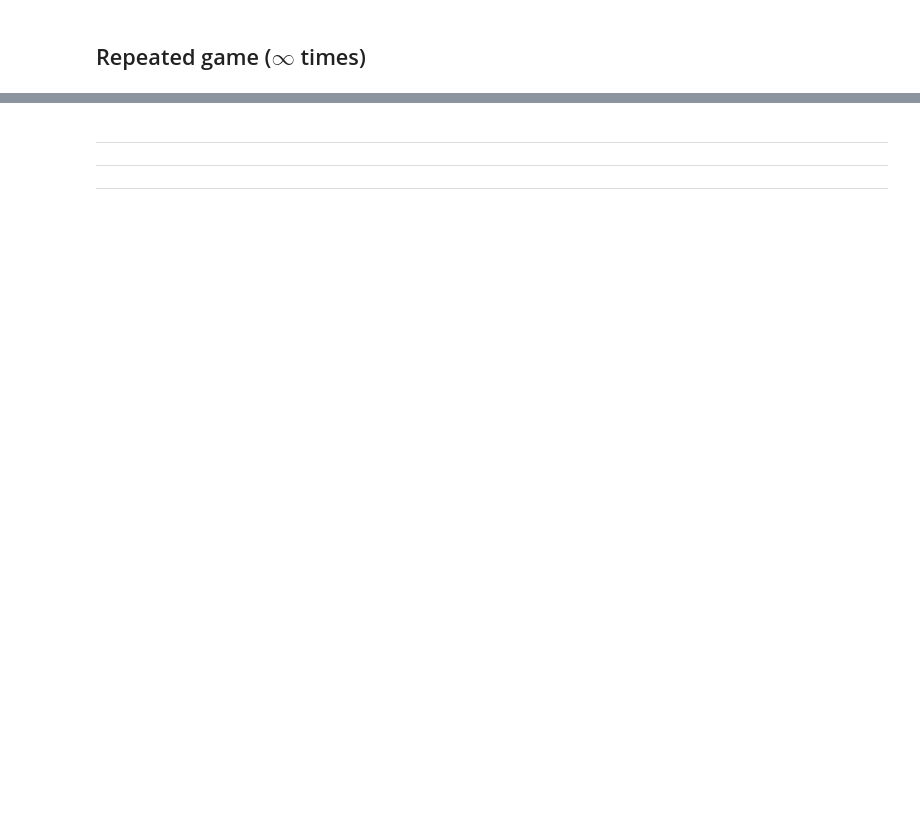
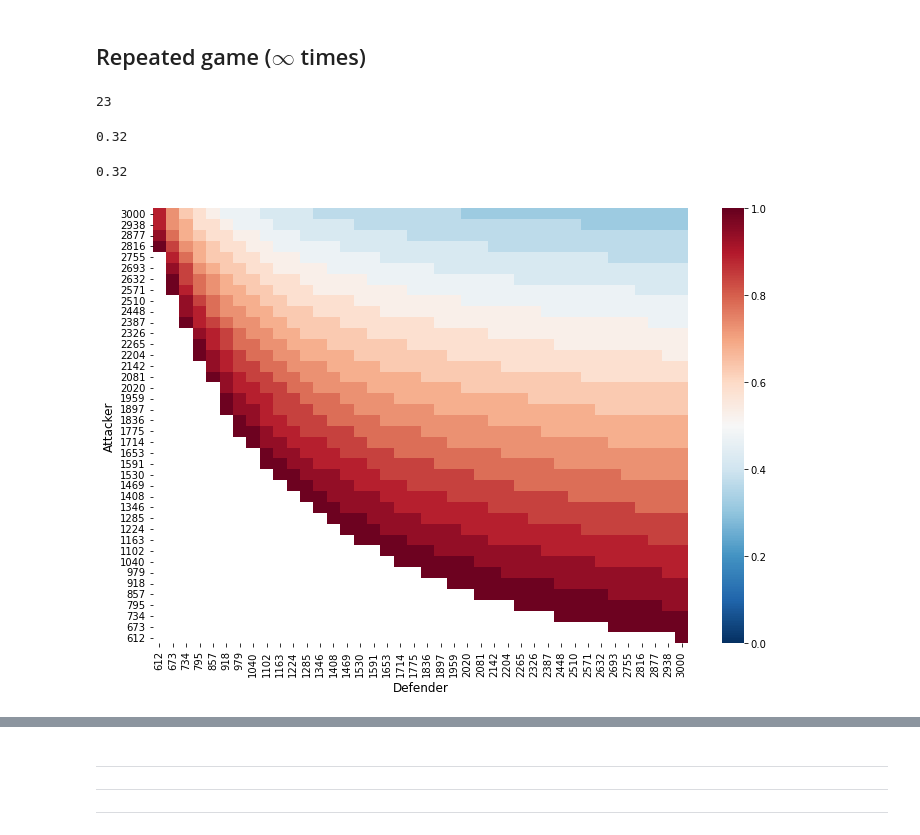
Before and after one commit to MattiaBrocco/VANET-game-theory, a Jupyter notebook: MB_attempt_1.ipynb, the cells around one changed output, grey strips where cells are left out. Cells and saved outputs as stored; diff of their text form; code cells hidden in the pictures; blank space fills up the shorter version.

```diff
--- a/MB_attempt_1.ipynb
+++ b/MB_attempt_1.ipynb
@@ -301,5 +208,8 @@ plt.show()
 # %% [markdown]
 ## Repeated game ($\infty$ times)
+# %%
+# Fix new v1 to 100
+rep_v1 = 130
 # %%
 def RepeatedGameINF(rep_inf_rates, rep_inf_taus, rep_inf_C, rep_inf_o,
                     rep_inf_g, rep_inf_v0, rep_inf_v1, rep_inf_lbd,
@@ -336,3 +297,41 @@ def RepeatedGameINF(rep_inf_rates, rep_inf_taus, rep_inf_C, rep_inf_o,
+# %%
+delta_prova = pd.DataFrame(np.array(data_delta).astype(np.float32),
+                           columns = ["Attacker", "Defender", "Delta min", "Delta max"])
+delta_prova["Attacker"] = delta_prova["Attacker"].astype(int)
+delta_prova["Defender"] = delta_prova["Defender"].astype(int)
+delta_prova["Delta min"] = delta_prova["Delta min"].apply(lambda v: v if pd.isnull(v) else np.round(v, 2))
+delta_prova["Delta max"] = delta_prova["Delta max"].apply(lambda v: v if pd.isnull(v) else np.round(v, 2))
+# %%
+delta_prova.pivot_table(index = "Attacker", columns = "Defender",
+                        values = "Delta min", aggfunc = np.nanmean).min() # per column
+
+np.argmin(delta_prova.pivot_table(index = "Attacker", columns = "Defender",
+                        values = "Delta min", aggfunc = np.nanmean).min()) # overall
+# %% [output]
+23
+# %%
+delta_prova.pivot_table(index = "Attacker", columns = "Defender",
+                        values = "Delta min", aggfunc = np.nanmean).iloc[-1, 23]
+# %% [output]
+0.32
+# %%
+delta_prova.pivot_table(index = "Attacker", columns = "Defender",
+                        values = "Delta min", aggfunc = np.nanmean).loc[3000, 2020]
+# %% [output]
+0.32
+# %%
+plt.figure(figsize = (12, 8))
+sns.heatmap(delta_prova.pivot_table(index = "Attacker", columns = "Defender",
+                                    values = "Delta min", aggfunc = np.nanmean)[::-1],
+           xticklabels = True, cmap = "RdBu_r", vmin = 0, vmax = 1)
+plt.xlabel("Defender", fontsize = 12, labelpad = 5)
+plt.ylabel("Attacker", fontsize = 12)
+
+#plt.xlim(4, 50)
+plt.show()
+#plt.savefig("./images/delta_agreement.png", dpi = 300)
+# %% [output]
+[figure, added]
 # %%
 # DEFENDER: if the outcome of the first game is not (2900, 2900) set
 #           new tau always equal to the value before in the array used
```
Also changed, not shown: parts of 24 cells of this notebook, 4 other files.
